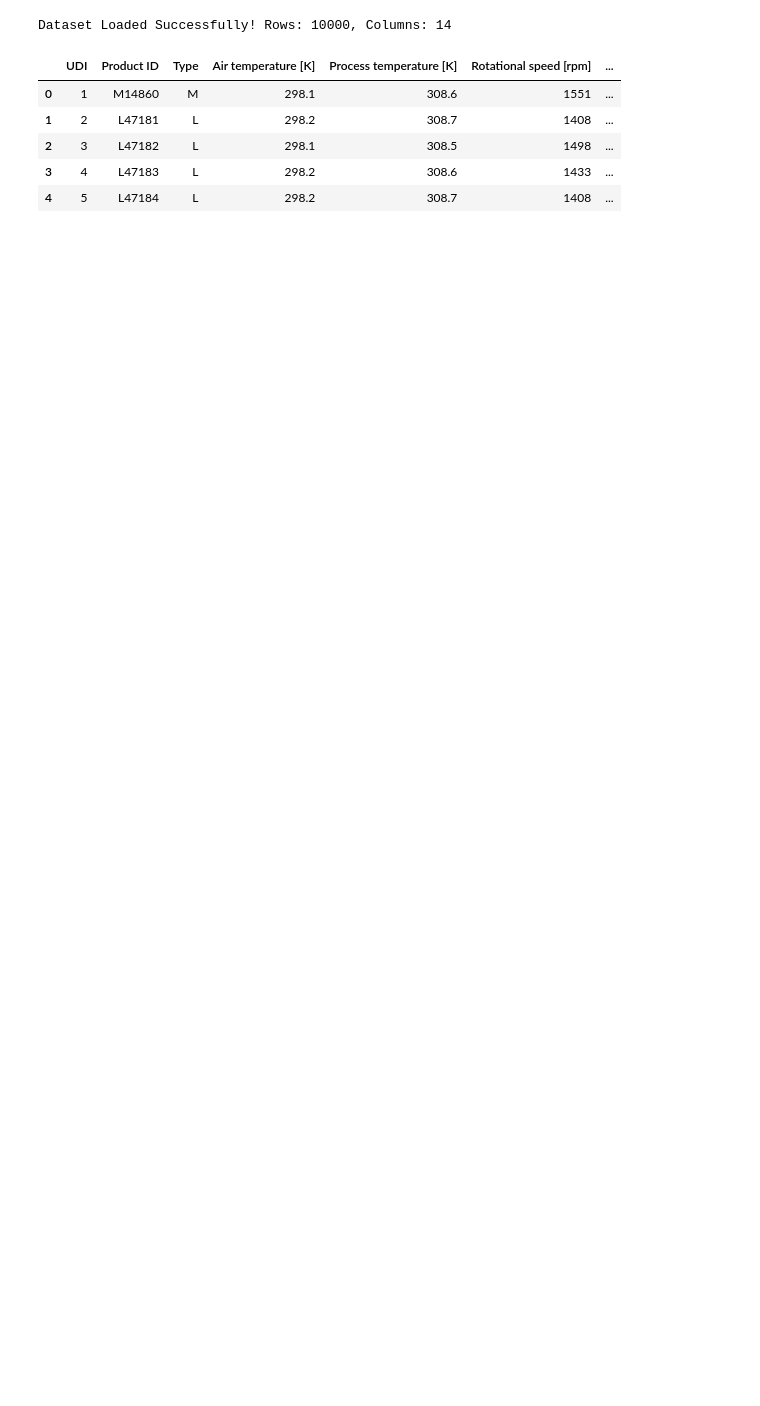
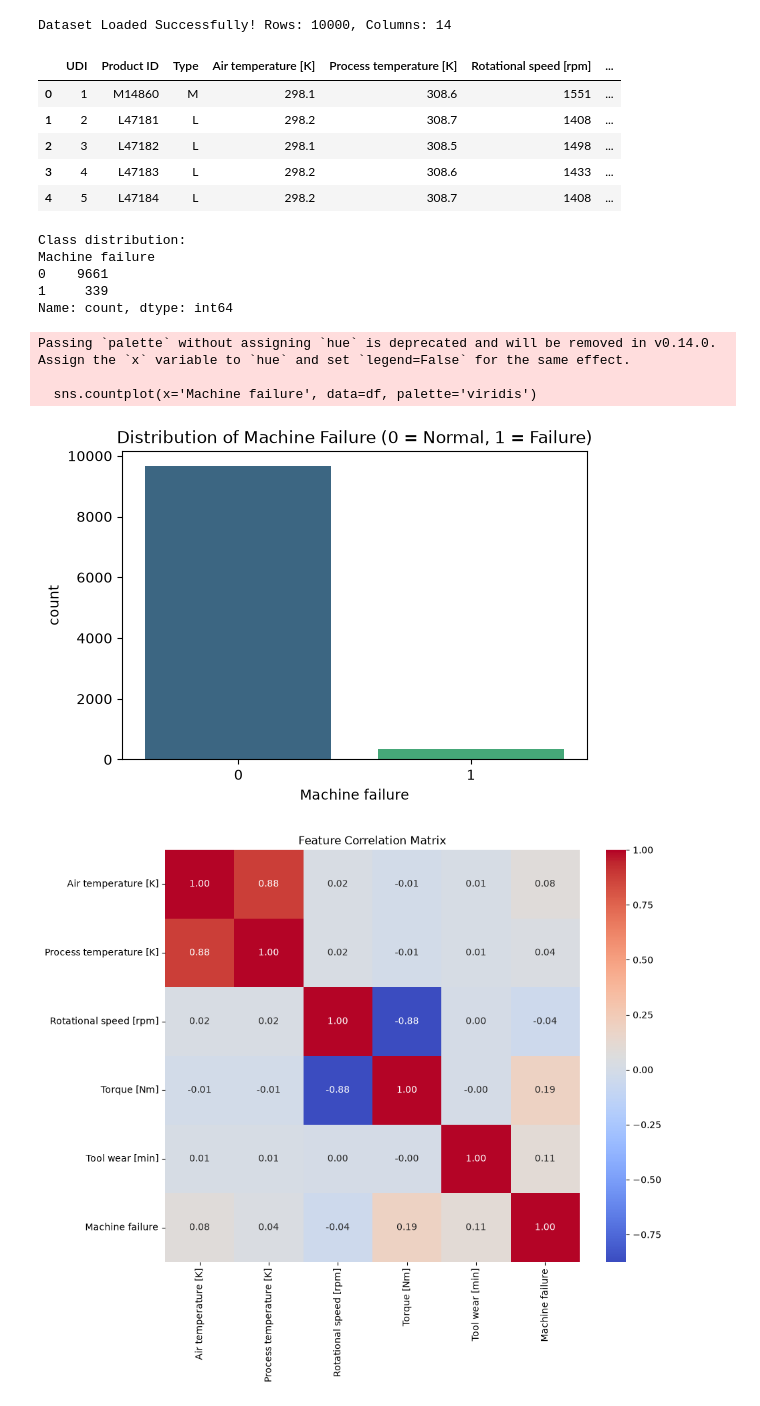
Before and after one commit to Charankumm/InfosysSpringBoard-Team-D, a Jupyter notebook: code/predictive_maintenance.ipynb, the cells around one changed output. Saved outputs shown, nothing was run; the diff lists cells and outputs as text; code cells hidden in the pictures; blank space fills up the shorter version.

Commit message:
Add EDA visualizations for class distribution and feature correlations

```diff
--- a/code/predictive_maintenance.ipynb
+++ b/code/predictive_maintenance.ipynb
@@ -17,3 +17,36 @@ Dataset Loaded Successfully! Rows: 10000, Columns: 14
 | 2 | 3 | L47182 | L | 298.1 | 308.5 | 1498 | ... |
 | 3 | 4 | L47183 | L | 298.2 | 308.6 | 1433 | ... |
 | 4 | 5 | L47184 | L | 298.2 | 308.7 | 1408 | ... |
+# %%
+import matplotlib.pyplot as plt
+import seaborn as sns
+
+# Check the distribution of our target variable
+print("Class distribution:")
+print(df['Machine failure'].value_counts())
+
+# Visualize the class imbalance
+plt.figure(figsize=(6, 4))
+sns.countplot(x='Machine failure', data=df, palette='viridis')
+plt.title('Distribution of Machine Failure (0 = Normal, 1 = Failure)')
+plt.show()
+
+# Visualize correlations between numerical features (excluding IDs and specific failure modes)
+plt.figure(figsize=(10, 8))
+numerical_df = df.select_dtypes(include=['float64', 'int64'])
+numerical_df = numerical_df.drop(['UDI', 'TWF', 'HDF', 'PWF', 'OSF', 'RNF'], axis=1)
+
+sns.heatmap(numerical_df.corr(), annot=True, cmap='coolwarm', fmt=".2f")
+plt.title('Feature Correlation Matrix')
+plt.show()
+# %% [output]
+Class distribution:
+Machine failure
+0    9661
+1     339
+Name: count, dtype: int64
+Passing `palette` without assigning `hue` is deprecated and will be removed in v0.14.0. Assign the `x` variable to `hue` and set `legend=False` for the same effect.
+
+  sns.countplot(x='Machine failure', data=df, palette='viridis')
+[figure, added]
+[figure, added]
```
